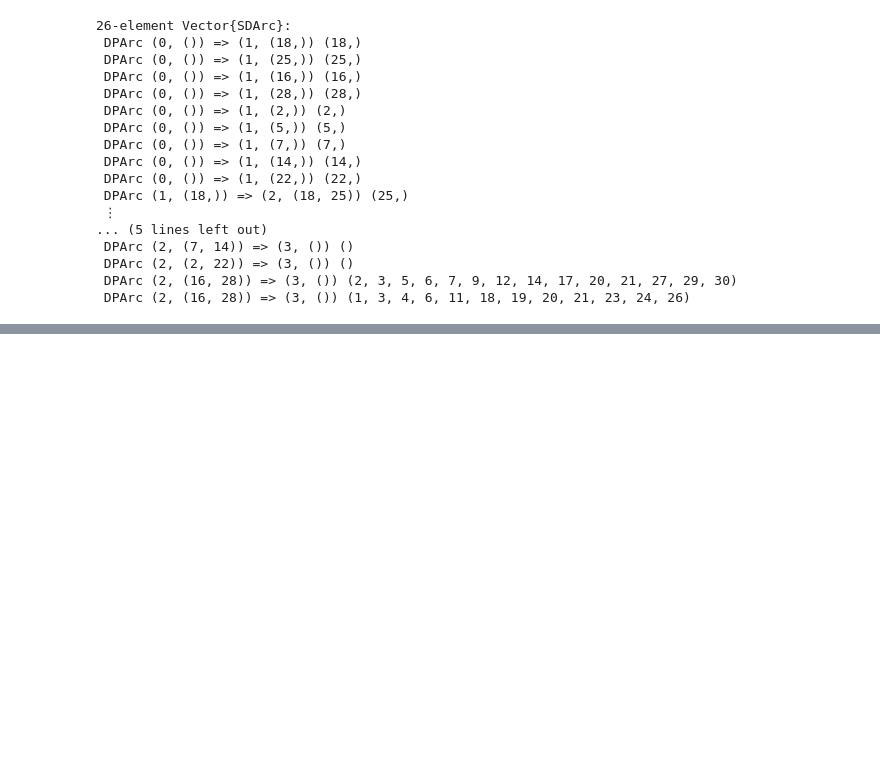
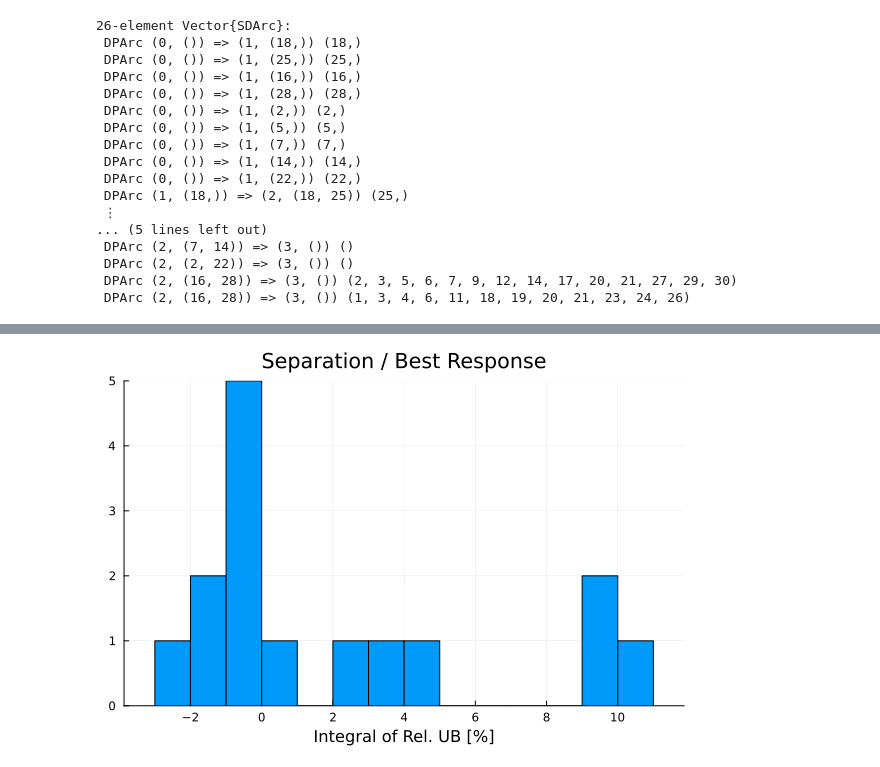
Before and after one commit to brunompacheco/CombinatorialPricing.jl, a Jupyter notebook: explore.ipynb, the cells around one changed output, grey strips where cells are left out. Saved outputs shown, nothing was run; the diff lists cells and outputs as text; code cells hidden in the pictures; blank space fills up the shorter version.

```diff
--- a/explore.ipynb
+++ b/explore.ipynb
@@ -545,0 +806,6 @@ push!(sd.arcs, arc_best_response)
+# %%
+using Plots
+
+histogram(int_ubs_pct .* 100, bins=20, legend=false, xlabel="Integral of Rel. UB [%]", title="Separation / Best Response")
+# %% [output]
+[figure, added]
```
Also changed, not shown: parts of 38 cells of this notebook, 2 other files.
